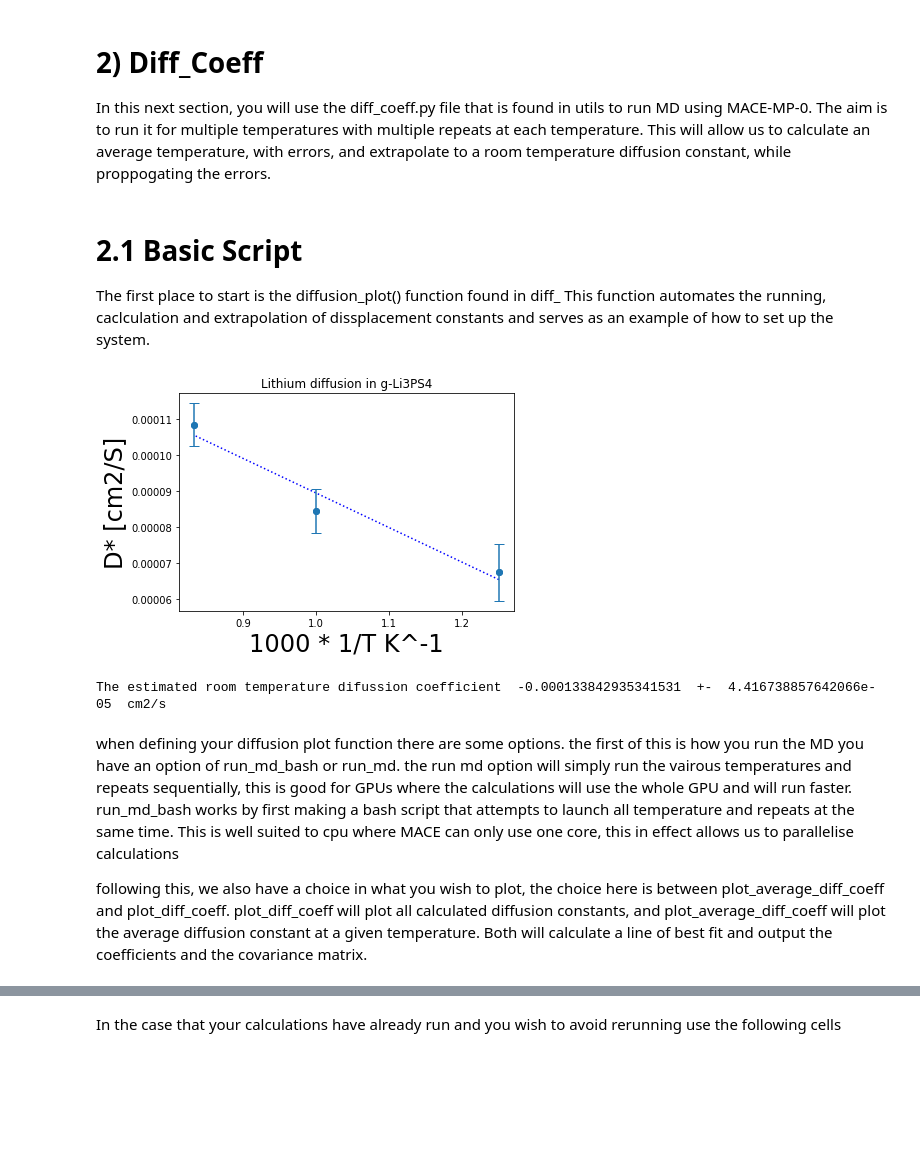
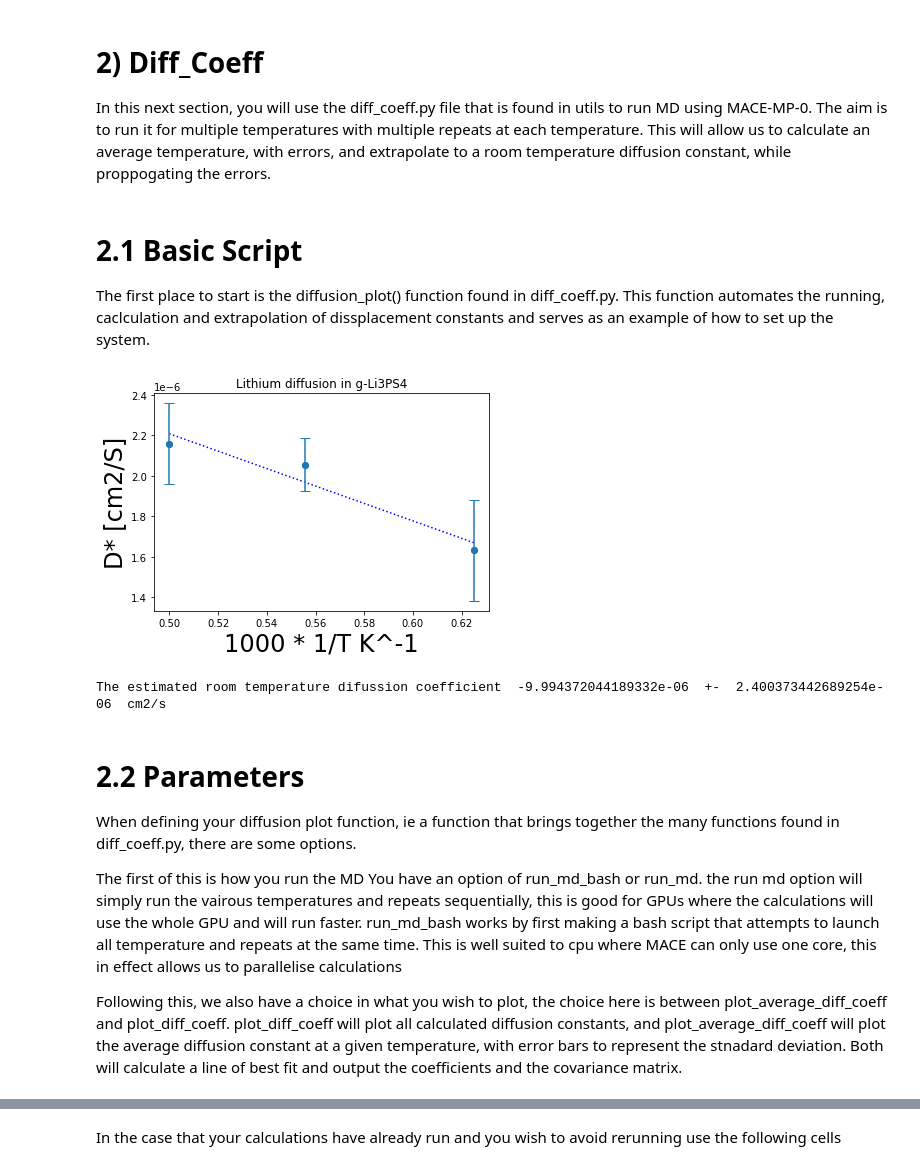
Before and after one commit to RomanS21/reproducible_result_RS, a Jupyter notebook: Reproducible_result_tutorial.ipynb, the cells around one changed output, grey strips where cells are left out. Cells and saved outputs as stored; diff of their text form; code cells hidden in the pictures; blank space fills up the shorter version.

```diff
--- a/Reproducible_result_tutorial.ipynb
+++ b/Reproducible_result_tutorial.ipynb
@@ -105,8 +108,7 @@ The diffusion coefficient at 800 K was: 2.369005451245663e-05 cm^2/S
 In this next section, you will use the diff_coeff.py file that is found in utils to run MD using MACE-MP-0. The aim is to run it for multiple temperatures with multiple repeats at each temperature. This will allow us to calculate an average temperature, with errors, and extrapolate to a room temperature diffusion constant, while proppogating the errors.
 # %% [markdown]
 # 2.1 Basic Script
-The first place to start is the diffusion_plot() function found in diff_
-This function automates the running, caclculation and extrapolation of dissplacement constants and serves as an example of how to set up the system.
+The first place to start is the diffusion_plot() function found in diff_coeff.py. This function automates the running, caclculation and extrapolation of dissplacement constants and serves as an example of how to set up the system.
 # %%
 def diffusion_plot(structure_file,temp_arr=[525], repeats=5, ts=2*units.fs, tts=80*units.fs, step=100, atom='Li', start=0, model='medium', floats='float32'):
     #set up and run the md, in this case the paralel cpu implementation
@@ -119,30 +121,40 @@ def diffusion_plot(structure_file,temp_arr=[525], repeats=5, ts=2*units.fs, tts=
     coefficients,cov = diff.plot_average_diff_coeff(dict_diff_coeff)
     return coefficients, dict_diff_coeff,cov
 # %%
+# using the function found in diff_coeff.py to run all the MD
+# and extract the diffusion constants
+# here we run at high temperatures to avoid file clashes with later steps
+# where we will use temperatures 800-1400K
 coefficients,dict_diff_coeff,cov = diff.diffusion_plot(
     structure_file='g_li3ps4.xyz',
-    temp_arr=[800,1000,1200],
+    temp_arr=[1600,1800,2000],
     repeats=5,
     ts=2*units.fs,
     tts=80*units.fs,
     step=10,
     atom='Li',
     start=0,
     model='small',
     floats='float32',
     device='cpu'
     )
 
+
+# a function that extrapolates the room temperature diffusion constant
+# given the line on best fit and the covarience matrix of the fitted
+# data in the above step
 room_diff_coeff,err = diff.room_temp_diff_coeff(coefficients, cov ,300)
 print('The estimated room temperature difussion coefficient ', room_diff_coeff,' +- ',err,' cm2/s')
 # %% [output]
-[figure, old version]
+[figure, new version]
-The estimated room temperature difussion coefficient  -0.000133842935341531  +-  4.416738857642066e-05  cm2/s
+The estimated room temperature difussion coefficient  -9.994372044189332e-06  +-  2.400373442689254e-06  cm2/s
 # %% [markdown]
-when defining your diffusion plot function there are some options.
-the first of this is how you run the MD
-you have an option of run_md_bash or run_md. the run md option will simply run the vairous temperatures and repeats sequentially, this is good for GPUs where the calculations will use the whole GPU and will run faster. run_md_bash works by first making a bash script that attempts to launch all temperature and repeats at the same time. This is well suited to cpu where MACE can only use one core, this in effect allows us to parallelise calculations
+# 2.2 Parameters
+When defining your diffusion plot function, ie a function that brings together the many functions found in diff_coeff.py, there are some options.
+
+The first of this is how you run the MD
+You have an option of run_md_bash or run_md. the run md option will simply run the vairous temperatures and repeats sequentially, this is good for GPUs where the calculations will use the whole GPU and will run faster. run_md_bash works by first making a bash script that attempts to launch all temperature and repeats at the same time. This is well suited to cpu where MACE can only use one core, this in effect allows us to parallelise calculations
 
 
-following this, we also have a choice in what you wish to plot, the choice here is between plot_average_diff_coeff and plot_diff_coeff. plot_diff_coeff will plot all calculated diffusion constants, and plot_average_diff_coeff will plot the average diffusion constant at a given temperature. Both will calculate a line of best fit and output the coefficients and the covariance matrix.
+Following this, we also have a choice in what you wish to plot, the choice here is between plot_average_diff_coeff and plot_diff_coeff. plot_diff_coeff will plot all calculated diffusion constants, and plot_average_diff_coeff will plot the average diffusion constant at a given temperature, with error bars to represent the stnadard deviation. Both will calculate a line of best fit and output the coefficients and the covariance matrix.
 # %% [markdown]
```
Also changed, not shown: parts of 16 cells of this notebook.
